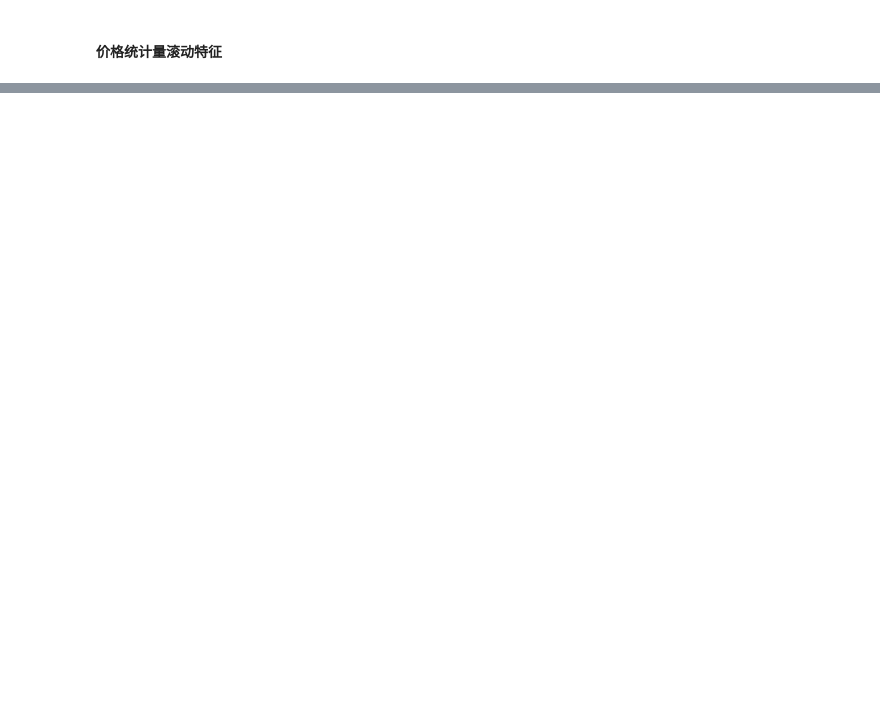
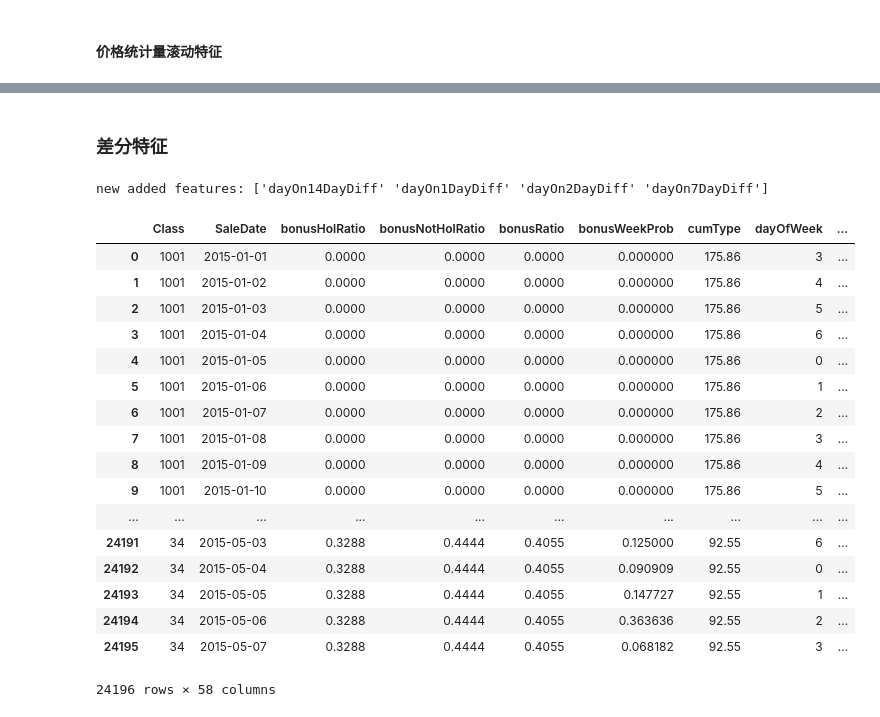
Before and after one commit to dereksjtu/MachineLearning_Matches, a Jupyter notebook: supermarket/prj/code/FeatureEngineering_supemarket.ipynb, the cells around one changed output, grey strips where cells are left out. Saved outputs shown, nothing was run; the diff lists cells and outputs as text; code cells hidden in the pictures; blank space fills up the shorter version.

```diff
--- a/supermarket/prj/code/FeatureEngineering_supemarket.ipynb
+++ b/supermarket/prj/code/FeatureEngineering_supemarket.ipynb
@@ -769,0 +939,71 @@ new_var
+# %% [markdown]
+### 差分特征
+# %%
+#dayOn1DayDiff,dayOn2DayDiff,dayOn7DayDiff,dayOn14DayDiff
+last7DaysSaleCount_o = train_test.groupby(['Class','dayOfYear'],as_index=False)['saleCount'].agg({'last7DaysSaleCount':'sum'})
+last7DaysSaleCount = last7DaysSaleCount_o.shift(7)
+last7DaysSaleCount['Class'] = last7DaysSaleCount_o['Class']
+last7DaysSaleCount['dayOfYear'] = last7DaysSaleCount_o['dayOfYear']
+last7DaysSaleCount['last7DaysSaleCount'].fillna(0,inplace=True)
+
+last8DaysSaleCount_o = train_test.groupby(['Class','dayOfYear'],as_index=False)['saleCount'].agg({'last8DaysSaleCount':'sum'})
+last8DaysSaleCount = last8DaysSaleCount_o.shift(8)
+last8DaysSaleCount['Class'] = last8DaysSaleCount_o['Class']
+last8DaysSaleCount['dayOfYear'] = last8DaysSaleCount_o['dayOfYear']
+last8DaysSaleCount['last8DaysSaleCount'].fillna(0,inplace=True)
+
+last9DaysSaleCount_o = train_test.groupby(['Class','dayOfYear'],as_index=False)['saleCount'].agg({'last9DaysSaleCount':'sum'})
+last9DaysSaleCount = last9DaysSaleCount_o.shift(9)
+last9DaysSaleCount['Class'] = last9DaysSaleCount_o['Class']
+last9DaysSaleCount['dayOfYear'] = last9DaysSaleCount_o['dayOfYear']
+last9DaysSaleCount['last9DaysSaleCount'].fillna(0,inplace=True)
+
+last14DaysSaleCount_o = train_test.groupby(['Class','dayOfYear'],as_index=False)['saleCount'].agg({'last14DaysSaleCount':'sum'})
+last14DaysSaleCount = last14DaysSaleCount_o.shift(14)
+last14DaysSaleCount['Class'] = last14DaysSaleCount_o['Class']
+last14DaysSaleCount['dayOfYear'] = last14DaysSaleCount_o['dayOfYear']
+last14DaysSaleCount['last14DaysSaleCount'].fillna(0,inplace=True)
+
+last21DaysSaleCount_o = train_test.groupby(['Class','dayOfYear'],as_index=False)['saleCount'].agg({'last21DaysSaleCount':'sum'})
+last21DaysSaleCount = last21DaysSaleCount_o.shift(21)
+last21DaysSaleCount['Class'] = last21DaysSaleCount_o['Class']
+last21DaysSaleCount['dayOfYear'] = last21DaysSaleCount_o['dayOfYear']
+last21DaysSaleCount['last21DaysSaleCount'].fillna(0,inplace=True)
+
+diff = pd.merge(last7DaysSaleCount,last8DaysSaleCount,on = ['Class','dayOfYear'], how='left')
+diff = pd.merge(diff,last9DaysSaleCount,on = ['Class','dayOfYear'], how='left')
+diff = pd.merge(diff,last14DaysSaleCount,on = ['Class','dayOfYear'], how='left')
+diff = pd.merge(diff,last21DaysSaleCount,on = ['Class','dayOfYear'], how='left')
+
+#用于合并
+diff.loc[:,'dayOn1DayDiff'] = diff['last7DaysSaleCount'] - diff['last8DaysSaleCount']
+diff.loc[:,'dayOn2DayDiff'] = diff['last7DaysSaleCount'] - diff['last9DaysSaleCount']
+diff.loc[:,'dayOn7DayDiff'] = diff['last7DaysSaleCount'] - diff['last14DaysSaleCount']
+diff.loc[:,'dayOn14DayDiff'] = diff['last7DaysSaleCount'] - diff['last21DaysSaleCount']
+diff
+
+#开始合并
+tmp = pd.merge(train_test,diff[['Class','dayOfYear','dayOn1DayDiff','dayOn2DayDiff','dayOn7DayDiff','dayOn14DayDiff']],on=['Class','dayOfYear'],how='left')
+print 'new added features:',np.setdiff1d(tmp.columns, train_test.columns)
+train_test = tmp.copy()
+train_test
+# %% [output]
+new added features: ['dayOn14DayDiff' 'dayOn1DayDiff' 'dayOn2DayDiff' 'dayOn7DayDiff']
+|  | Class | SaleDate | bonusHolRatio | bonusNotHolRatio | bonusRatio | bonusWeekProb | cumType | dayOfWeek | ... |
+| 0 | 1001 | 2015-01-01 | 0.0000 | 0.0000 | 0.0000 | 0.000000 | 175.86 | 3 | ... |
+| 1 | 1001 | 2015-01-02 | 0.0000 | 0.0000 | 0.0000 | 0.000000 | 175.86 | 4 | ... |
+| 2 | 1001 | 2015-01-03 | 0.0000 | 0.0000 | 0.0000 | 0.000000 | 175.86 | 5 | ... |
+| 3 | 1001 | 2015-01-04 | 0.0000 | 0.0000 | 0.0000 | 0.000000 | 175.86 | 6 | ... |
+| 4 | 1001 | 2015-01-05 | 0.0000 | 0.0000 | 0.0000 | 0.000000 | 175.86 | 0 | ... |
+| 5 | 1001 | 2015-01-06 | 0.0000 | 0.0000 | 0.0000 | 0.000000 | 175.86 | 1 | ... |
+| 6 | 1001 | 2015-01-07 | 0.0000 | 0.0000 | 0.0000 | 0.000000 | 175.86 | 2 | ... |
+| 7 | 1001 | 2015-01-08 | 0.0000 | 0.0000 | 0.0000 | 0.000000 | 175.86 | 3 | ... |
+| 8 | 1001 | 2015-01-09 | 0.0000 | 0.0000 | 0.0000 | 0.000000 | 175.86 | 4 | ... |
+| 9 | 1001 | 2015-01-10 | 0.0000 | 0.0000 | 0.0000 | 0.000000 | 175.86 | 5 | ... |
+| ... | ... | ... | ... | ... | ... | ... | ... | ... | ... |
+| 24191 | 34 | 2015-05-03 | 0.3288 | 0.4444 | 0.4055 | 0.125000 | 92.55 | 6 | ... |
+| 24192 | 34 | 2015-05-04 | 0.3288 | 0.4444 | 0.4055 | 0.090909 | 92.55 | 0 | ... |
+| 24193 | 34 | 2015-05-05 | 0.3288 | 0.4444 | 0.4055 | 0.147727 | 92.55 | 1 | ... |
+| 24194 | 34 | 2015-05-06 | 0.3288 | 0.4444 | 0.4055 | 0.363636 | 92.55 | 2 | ... |
+| 24195 | 34 | 2015-05-07 | 0.3288 | 0.4444 | 0.4055 | 0.068182 | 92.55 | 3 | ... |
+24196 rows × 58 columns
```
Also changed, not shown: parts of 7 cells of this notebook, 2 other files.
